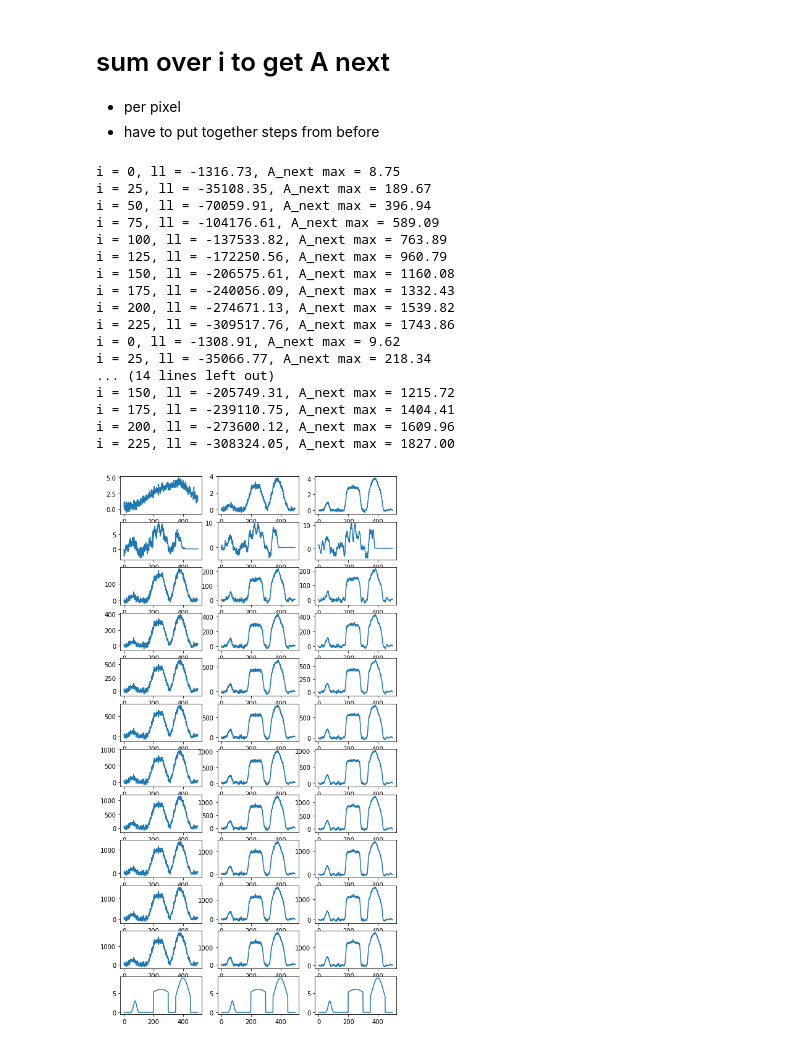
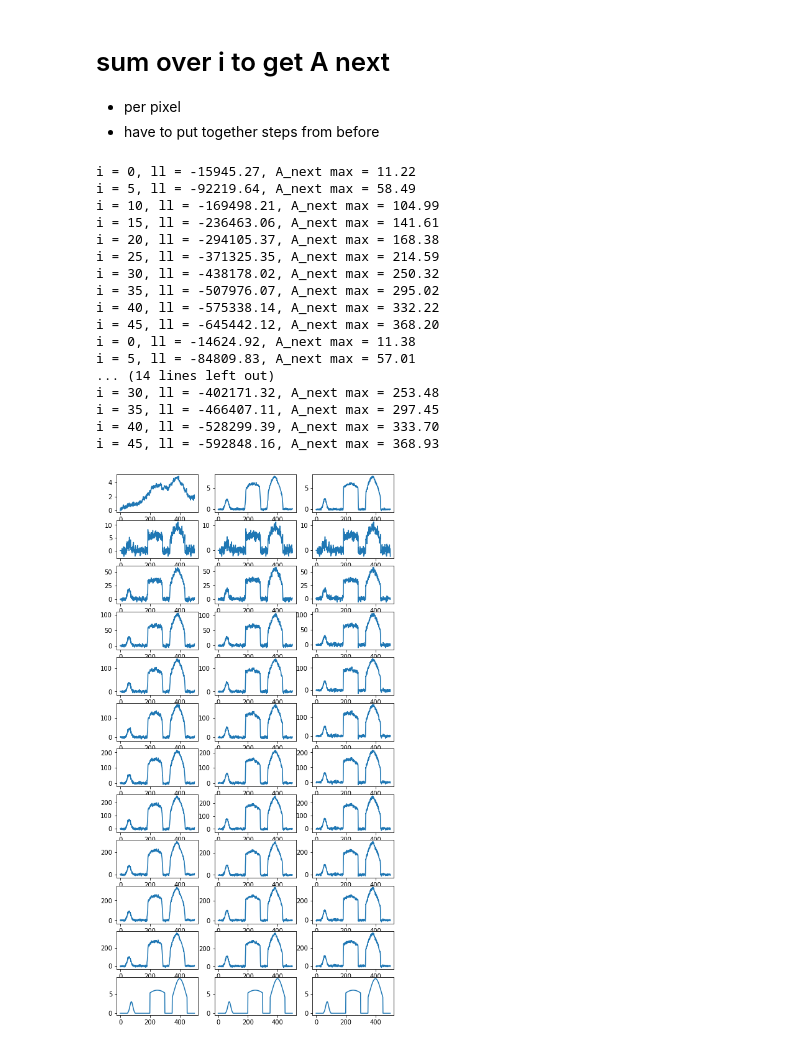
Before and after one commit to geoffwoollard/learn_cryoem_math, a Jupyter notebook: nb/1d_class.ipynb, the cells around one changed output. Drawn from its saved outputs; the diff is of its cells as text; code cells hidden in the pictures.

```diff
--- a/nb/1d_class.ipynb
+++ b/nb/1d_class.ipynb
@@ -48,10 +50,12 @@ def make_fake(A,sigma,sigma_shift,return_shift=False):
   else: return(x)
 # %%
 sigma_shift=100
-X = np.zeros((M,N))
-true_shifts = np.zeros(M,dtype=np.int32)
-for i in range(M):
-  X[i,:], true_shifts[i] = make_fake(A.copy(),sigma,sigma_shift=sigma_shift,return_shift=True)
+mean_shift=0
+X = np.zeros((N,M))
+true_shifts = np.zeros(N,dtype=np.int32)
+sigma=1
+for i in range(N):
+  X[i,:], true_shifts[i] = make_fake(A.copy(),sigma,sigma_shift=sigma_shift,mean_shift=mean_shift,return_shift=True)
 
 pd.Series(X.mean(0)).plot(title='averaged samples with shift')
 true_shifts
@@ -96,9 +88,9 @@ pd.Series(X[2]).plot(title='one noisy sample')
 ## table of shifted A
 # %%
 A_prev = X.mean(0)
-shifts = np.arange(-N,N+1, dtype=np.int32)
+shifts = np.arange(-M,M+1, dtype=np.int32)
 # %%
-A_shifted = np.zeros((shifts.shape[0],N))
+A_shifted = np.zeros((shifts.shape[0],M))
 for shift_idx,shift in enumerate(shifts):
   A_shifted[shift_idx,:] = shift_zeropad(A_prev,shift)
 # %% [markdown]
@@ -191,7 +183,7 @@ Ui*conv_i
 # initialize
 
 A_prev = X.mean(0)
-shifts = np.arange(-N,N+1, dtype=np.int32)
+shifts = np.arange(-M,M+1, dtype=np.int32)
 A_next = A_prev.copy()
 
 #idx_rand = np.arange(X.shape[0],dtype=np.int32)
@@ -210,7 +202,7 @@ for c in range(n_A_updates):
   pd.Series(A_prev).plot(ax=axes[0,c])
 
   # shift A
-  A_shifted = np.zeros((shifts.shape[0],N))
+  A_shifted = np.zeros((shifts.shape[0],M))
   for shift_idx,shift in enumerate(shifts):
     A_shifted[shift_idx,:] = shift_zeropad(A_prev,shift)
 
@@ -246,47 +238,47 @@ for c in range(n_A_updates):
 
     # Ui
     gisum = gi.sum()
     if not np.isclose(gisum, 0):
       Ui = gisum**-1
       # log lik
       ll += -np.log(Ui) + Ki - 2*sigma**-2*np.linalg.norm(x)**2 #- N*((M/2+0.5)*np.log(2*pi))
     else:
       Ui=0
 
     # rev shift
     x_shifted = np.zeros((shifts.shape[0],X.shape[1]))
     for shift_idx,shift in enumerate(shifts):
       x_shifted[shift_idx,:] = shift_zeropad(x,-shift) # have to reverse shift?
 
     conv = np.zeros(A_prev.shape[0])
     for A_idx in range(A_prev.shape[0]):
     # sum over shifts
       conv[A_idx] = np.multiply(gi,x_shifted[:,A_idx]).sum()
       A_next[A_idx] += Ui*conv[A_idx] # perhaps accumulate and sum later... maybe better numerical stability
 
     if i % int(X.shape[0]/10) == 0:
       print('i = %i, ll = %.2f, A_next max = %.2f' % (i,ll,A_next.max()))
       pd.Series(A_next).plot(ax=axes[r+1,c])
       r+=1
 
   A_next *= N**-1
   pd.Series(A).plot(ax=axes[r+1,c])
 # %% [output]
-i = 0, ll = -1316.73, A_next max = 8.75
-i = 25, ll = -35108.35, A_next max = 189.67
-i = 50, ll = -70059.91, A_next max = 396.94
-i = 75, ll = -104176.61, A_next max = 589.09
-i = 100, ll = -137533.82, A_next max = 763.89
-i = 125, ll = -172250.56, A_next max = 960.79
-i = 150, ll = -206575.61, A_next max = 1160.08
-i = 175, ll = -240056.09, A_next max = 1332.43
-i = 200, ll = -274671.13, A_next max = 1539.82
-i = 225, ll = -309517.76, A_next max = 1743.86
-i = 0, ll = -1308.91, A_next max = 9.62
-i = 25, ll = -35066.77, A_next max = 218.34
+i = 0, ll = -15945.27, A_next max = 11.22
+i = 5, ll = -92219.64, A_next max = 58.49
+i = 10, ll = -169498.21, A_next max = 104.99
+i = 15, ll = -236463.06, A_next max = 141.61
+i = 20, ll = -294105.37, A_next max = 168.38
+i = 25, ll = -371325.35, A_next max = 214.59
+i = 30, ll = -438178.02, A_next max = 250.32
+i = 35, ll = -507976.07, A_next max = 295.02
+i = 40, ll = -575338.14, A_next max = 332.22
+i = 45, ll = -645442.12, A_next max = 368.20
+i = 0, ll = -14624.92, A_next max = 11.38
+i = 5, ll = -84809.83, A_next max = 57.01
 ... (14 lines left out)
-i = 150, ll = -205749.31, A_next max = 1215.72
-i = 175, ll = -239110.75, A_next max = 1404.41
-i = 200, ll = -273600.12, A_next max = 1609.96
-i = 225, ll = -308324.05, A_next max = 1827.00
+i = 30, ll = -402171.32, A_next max = 253.48
+i = 35, ll = -466407.11, A_next max = 297.45
+i = 40, ll = -528299.39, A_next max = 333.70
+i = 45, ll = -592848.16, A_next max = 368.93
-[figure, old version]
+[figure, new version]
```
Also changed, not shown: parts of 53 cells of this notebook.
